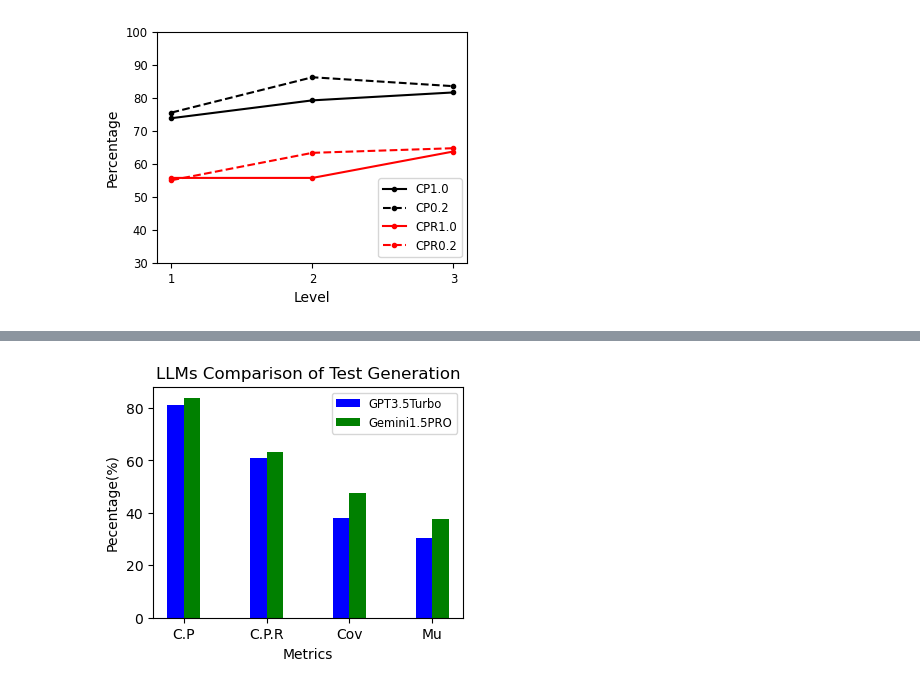
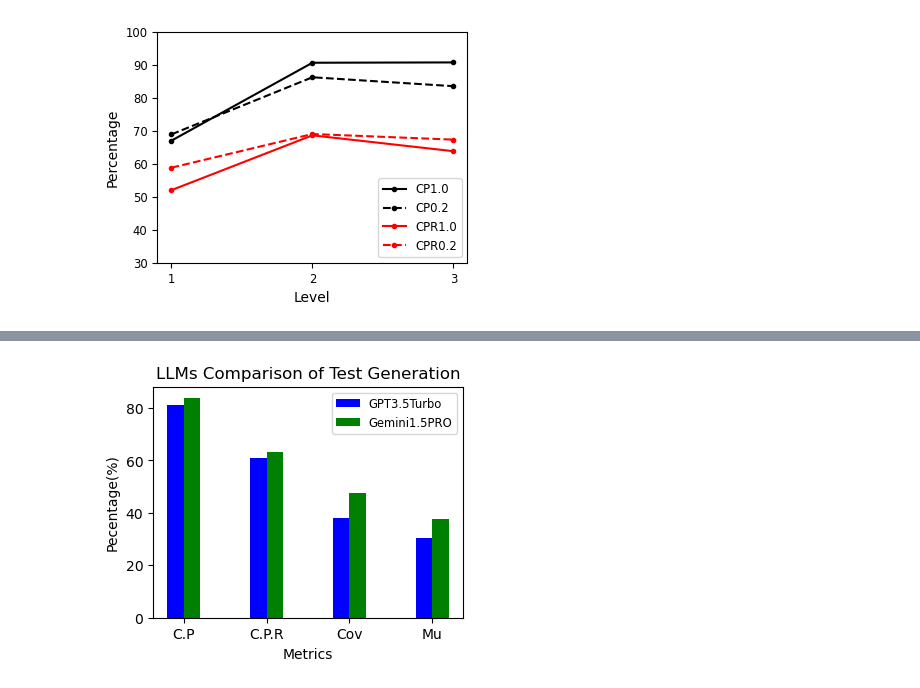
Before and after one commit to 12138mICHAEL1111/llm-test-generation, a Jupyter notebook: chart.ipynb, the cells around one changed output, grey strips where cells are left out. Saved outputs shown, nothing was run; the diff lists cells and outputs as text; code cells hidden in the pictures.

```diff
--- a/chart.ipynb
+++ b/chart.ipynb
@@ -3,44 +3,44 @@ import matplotlib.pyplot as plt
 # 数据点
 x = [1, 2, 3]
 #gpt
-CR1 = [73.8, 79.2, 81.6]
-CR02 = [75.5,86.2,83.5]
+# CR1 = [73.8, 79.2, 81.6]
+# CR02 = [75.5,86.2,83.5]
 
-CPR1=[55.7,55.7,63.7]
-CPR02=[55.0,63.3,64.7]
+# CPR1=[55.7,55.7,63.7]
+# CPR02=[55.0,63.3,64.7]
 
 # gemini
-# CR1 = [67.0, 90.6, 90.7]
-# CR02 = [68.9,86.2,83.5]
+CR1 = [67.0, 90.6, 90.7]
+CR02 = [68.9,86.2,83.5]
 
-# CPR1=[52.0,68.6,63.8]
-# CPR02=[58.8,69.0,67.3]
+CPR1=[52.0,68.6,63.8]
+CPR02=[58.8,69.0,67.3]
 # 创建图形
 plt.figure(figsize=(4,3))
 
 plt.plot(x, CR1, label='CP1.0', marker='o',color="black",markersize=3)
 plt.plot(x, CR02, linestyle='--', label='CP0.2',marker='o',color="black",markersize=3)
 
 plt.plot(x, CPR1, label='CPR1.0', marker='o',color="red",markersize=3)
 plt.plot(x, CPR02, linestyle='--', label='CPR0.2',marker='o',color="red",markersize=3)
 
 plt.xticks(x)
 
 
 # 设置图表标题和坐标轴标签
 plt.xlabel('Level')
 plt.ylabel('Percentage')
 plt.tick_params(axis='both', labelsize='small')
 
 # 设置纵轴的范围
 plt.ylim(30, 100)
 
 # 添加图例
 plt.legend(fontsize="small")
 
 plt.savefig("chart/gemini/cp&cpr.pdf", format='pdf', bbox_inches='tight')
 # %% [output]
-[figure, old version]
+[figure, new version]
 # %%
 import matplotlib.pyplot as plt
 x = [1, 2, 3]
```
Also changed, not shown: parts of 1 cell of this notebook, 6 other files.
